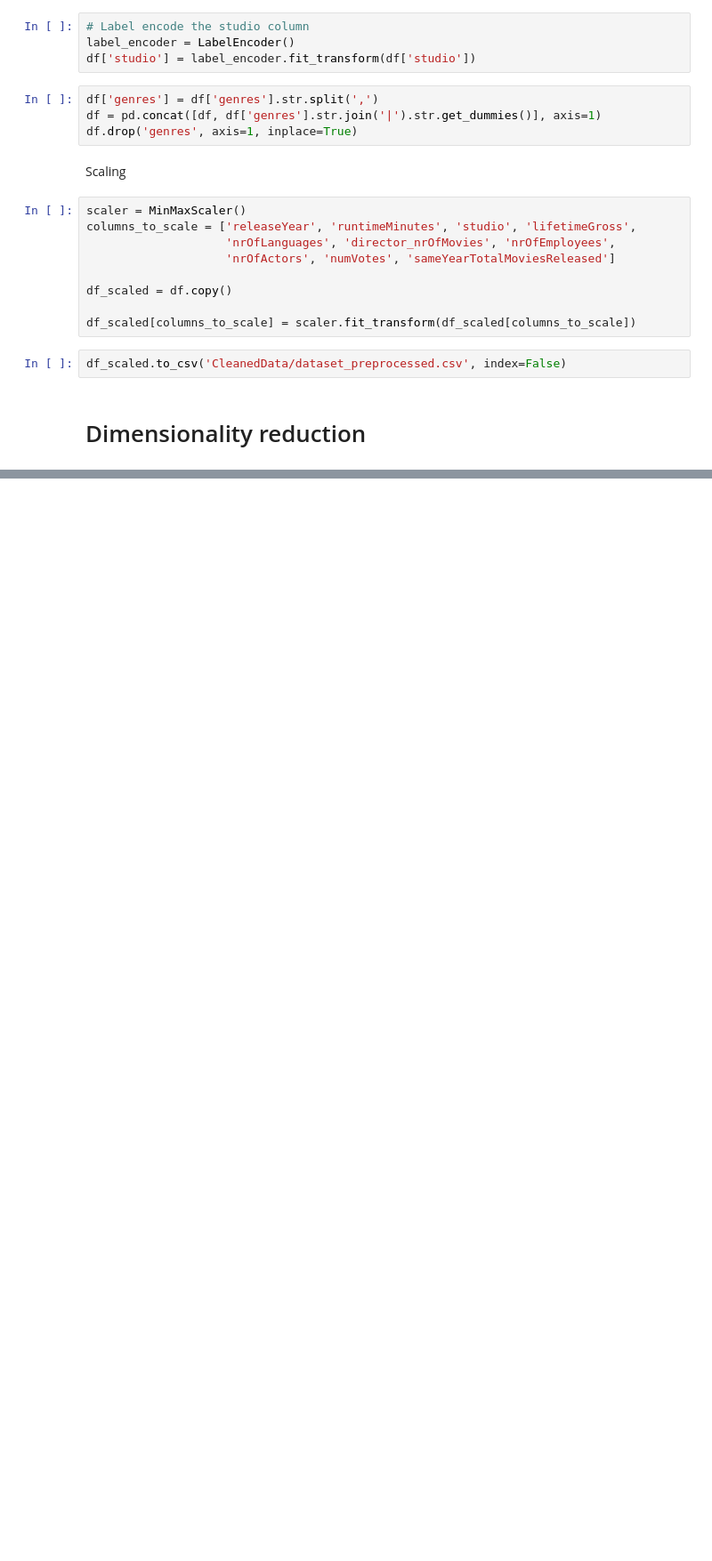
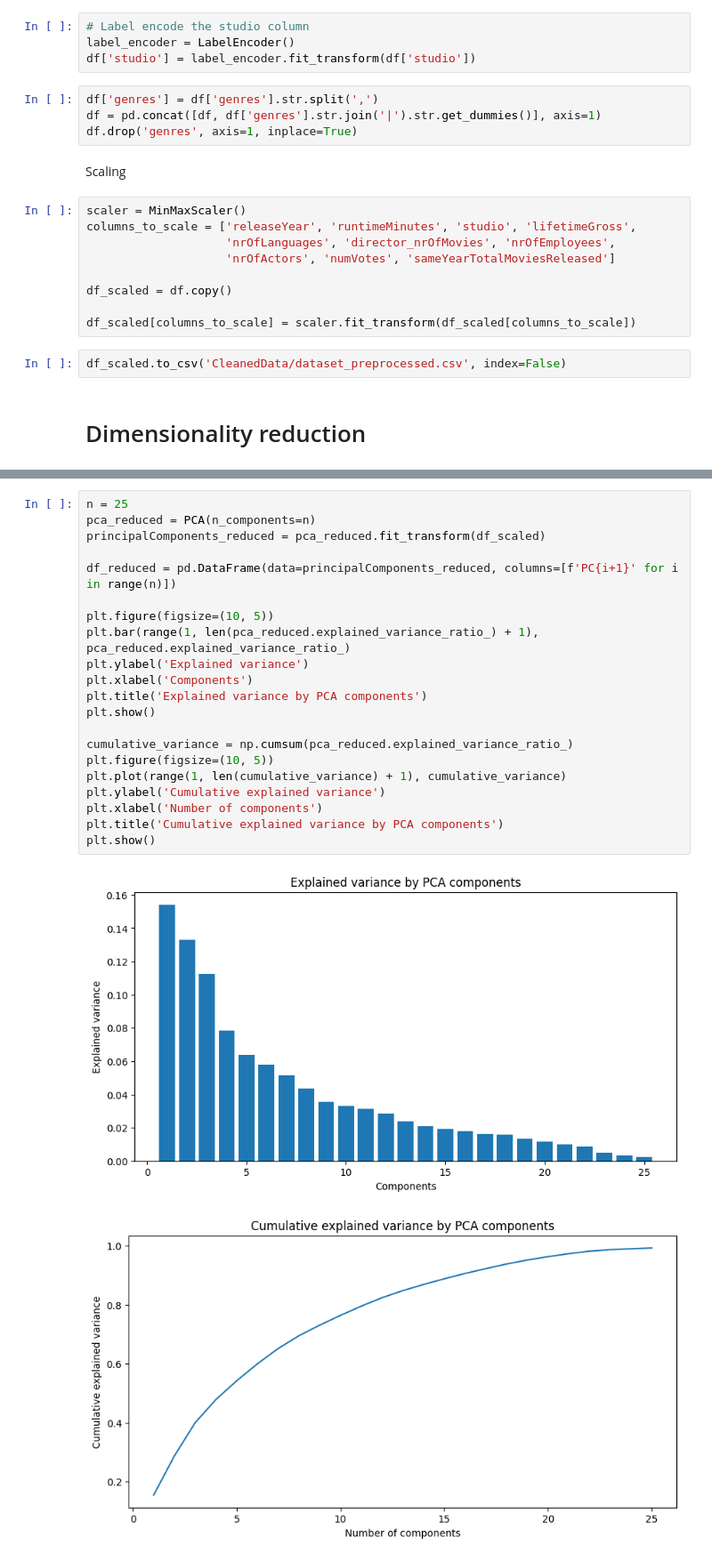
Before and after one commit to SoareCristi/BigData_MovieRatings, a Jupyter notebook: preprocessing_dimensionalityReduction.ipynb, the cells around one changed output, grey strips where cells are left out. Shown at 89% size. Drawn from its saved outputs; the diff is of its cells as text; blank space fills up the shorter version.

```diff
--- a/preprocessing_dimensionalityReduction.ipynb
+++ b/preprocessing_dimensionalityReduction.ipynb
@@ -61,0 +120,24 @@ df_scaled.to_csv('CleanedData/dataset_preprocessed.csv', index=False)
+# %%
+n = 25
+pca_reduced = PCA(n_components=n)
+principalComponents_reduced = pca_reduced.fit_transform(df_scaled)
+
+df_reduced = pd.DataFrame(data=principalComponents_reduced, columns=[f'PC{i+1}' for i in range(n)])
+
+plt.figure(figsize=(10, 5))
+plt.bar(range(1, len(pca_reduced.explained_variance_ratio_) + 1), pca_reduced.explained_variance_ratio_)
+plt.ylabel('Explained variance')
+plt.xlabel('Components')
+plt.title('Explained variance by PCA components')
+plt.show()
+
+cumulative_variance = np.cumsum(pca_reduced.explained_variance_ratio_)
+plt.figure(figsize=(10, 5))
+plt.plot(range(1, len(cumulative_variance) + 1), cumulative_variance)
+plt.ylabel('Cumulative explained variance')
+plt.xlabel('Number of components')
+plt.title('Cumulative explained variance by PCA components')
+plt.show()
+# %% [output]
+[figure, added]
+[figure, added]
```
Also changed, not shown: parts of 13 cells of this notebook.
